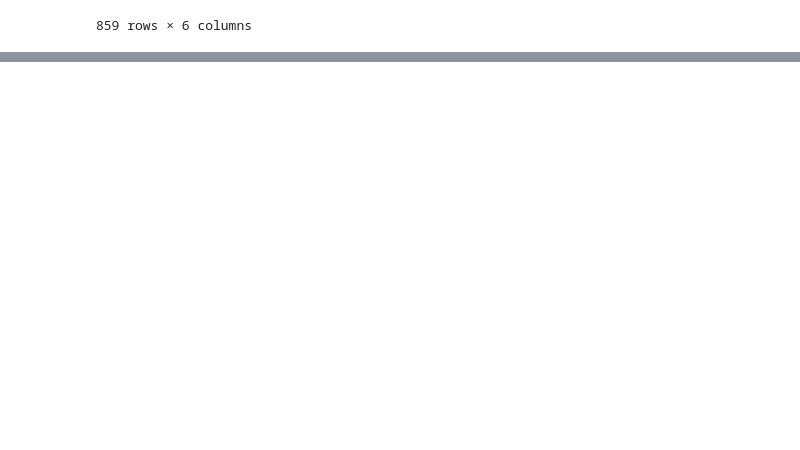
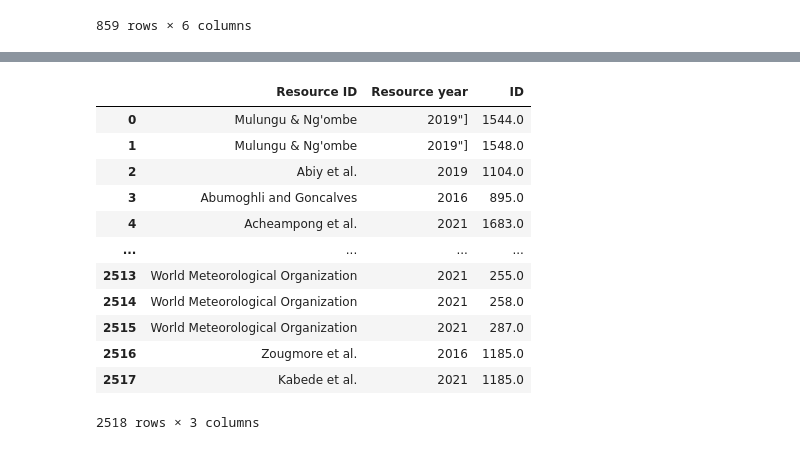
Before and after one commit to iberius96/DP_DPI, a Jupyter notebook: tests.ipynb, the cells around one changed output, grey strips where cells are left out. Saved outputs shown, nothing was run; the diff lists cells and outputs as text; code cells hidden in the pictures; blank space fills up the shorter version.

```diff
--- a/tests.ipynb
+++ b/tests.ipynb
@@ -798,0 +841,17 @@ df.to_csv("test2.csv")
+# %%
+fs_factor_resources = pd.read_csv("fs_factor_resources_temp.csv")
+fs_factor_resources
+# %% [output]
+|  | Resource ID | Resource year | ID |
+| 0 | Mulungu & Ng'ombe | 2019"] | 1544.0 |
+| 1 | Mulungu & Ng'ombe | 2019"] | 1548.0 |
+| 2 | Abiy et al. | 2019 | 1104.0 |
+| 3 | Abumoghli and Goncalves | 2016 | 895.0 |
+| 4 | Acheampong et al. | 2021 | 1683.0 |
+| ... | ... | ... | ... |
+| 2513 | World Meteorological Organization | 2021 | 255.0 |
+| 2514 | World Meteorological Organization | 2021 | 258.0 |
+| 2515 | World Meteorological Organization | 2021 | 287.0 |
+| 2516 | Zougmore et al. | 2016 | 1185.0 |
+| 2517 | Kabede et al. | 2021 | 1185.0 |
+2518 rows × 3 columns
```
Also changed, not shown: parts of 8 cells of this notebook, 19 other files.
